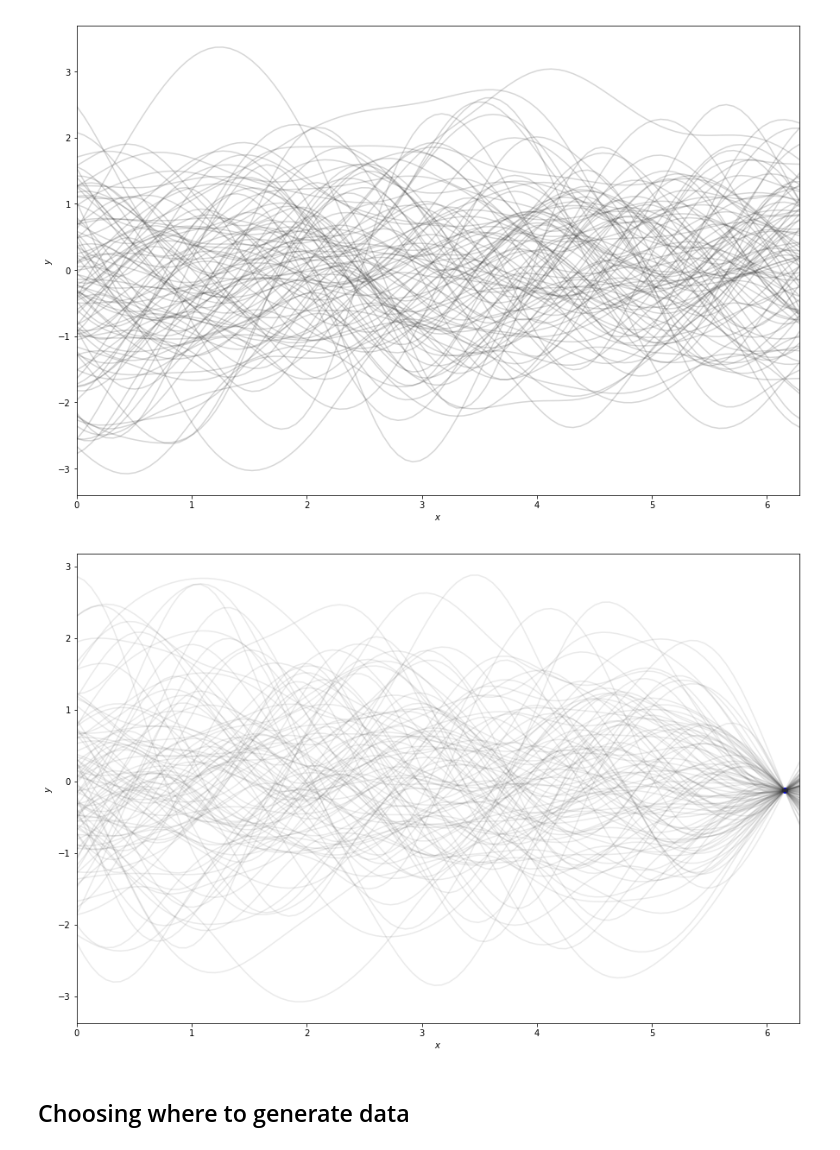
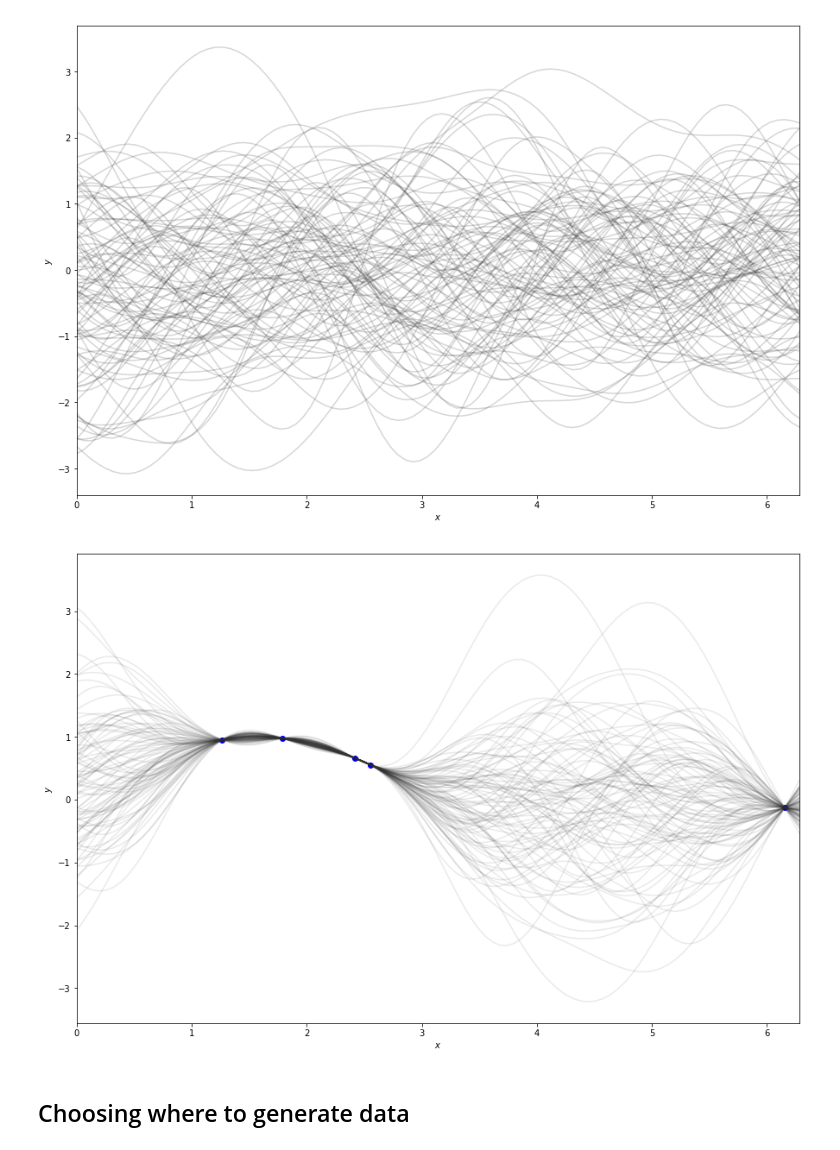
Before and after one commit to jimparr19/planes-trains-and-skateboad-shoes, a Jupyter notebook: planes_trains_skateboard_shoes.ipynb, the cells around one changed output. Saved outputs shown, nothing was run; the diff lists cells and outputs as text; code cells hidden in the pictures.

```diff
--- a/planes_trains_skateboard_shoes.ipynb
+++ b/planes_trains_skateboard_shoes.ipynb
@@ -414,9 +414,9 @@ def plot_cond_gp(n_obs):
     plt.xlim((0, 2*np.pi))
     return cond_gp
 # %%
-plot_cond_gp(1)
+plot_cond_gp(5)
 # %% [output]
-[figure, old version]
+[figure, new version]
 # %% [markdown]
 ## Choosing where to generate data
 # %%
```
Also changed, not shown: parts of 3 cells of this notebook.
